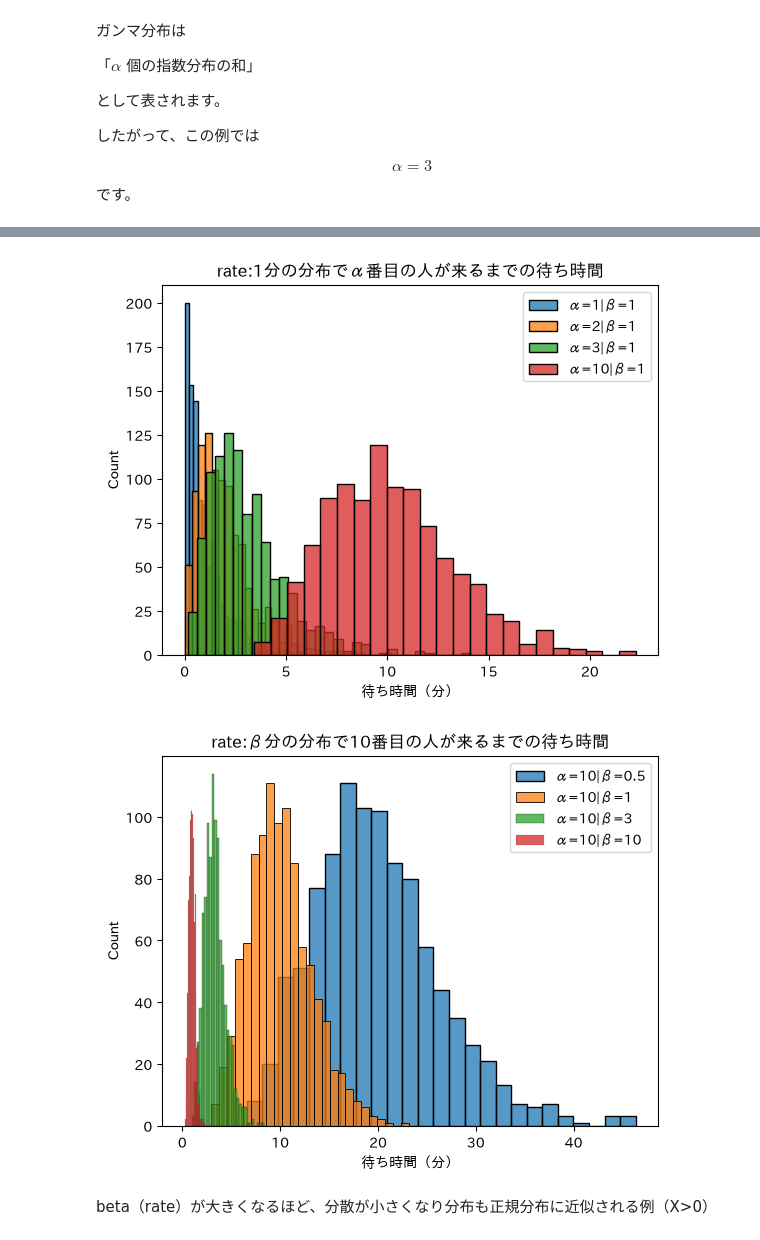
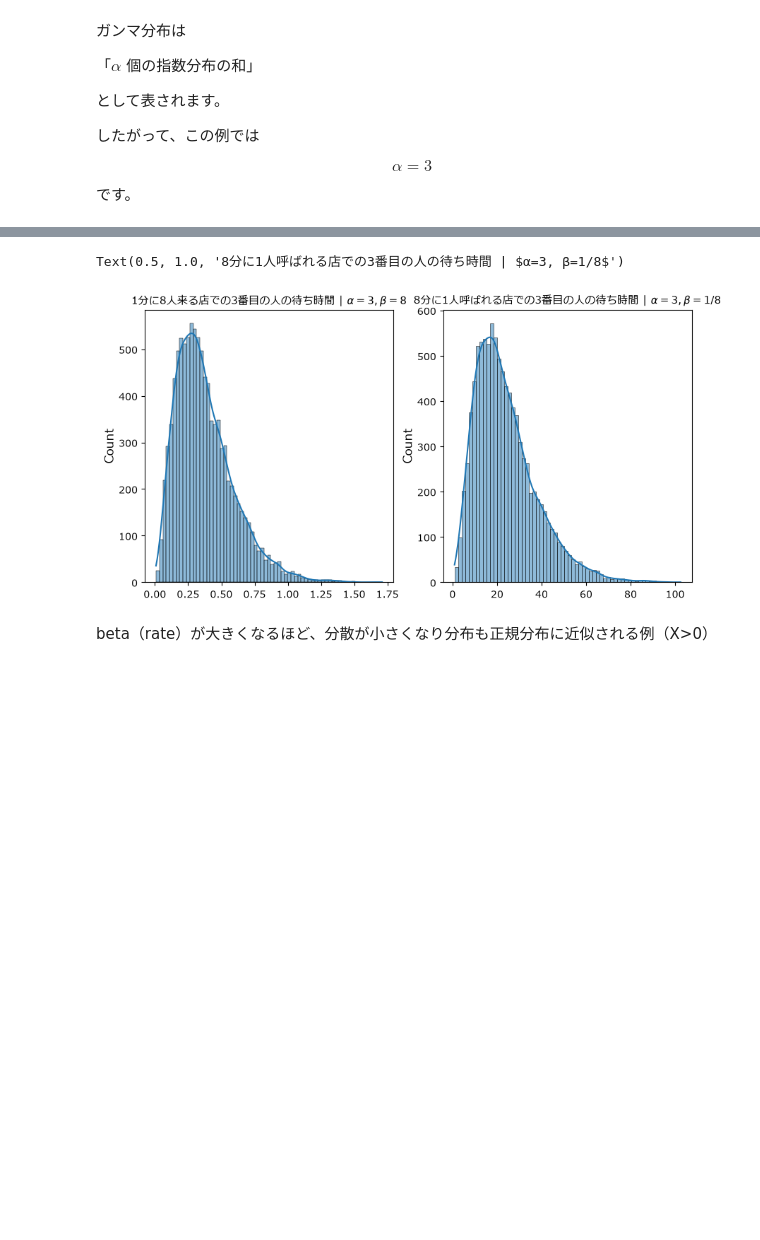
Before and after one commit to kzappmusi9/dist_python, a Jupyter notebook: notebooks/dist_python.ipynb, the cells around one changed output, grey strips where cells are left out. Saved outputs shown, nothing was run; the diff lists cells and outputs as text; code cells hidden in the pictures; blank space fills up the shorter version.

Commit message:
add explain at Gamma dist

```diff
--- a/notebooks/dist_python.ipynb
+++ b/notebooks/dist_python.ipynb
@@ -179,35 +179,51 @@ https://www.pymc.io/projects/docs/en/stable/api/distributions/generated/pymc.Gam
 # %%
 #------------------------------------------------------------------
 # alpha（n番目の事象が起こるパラメータ）を変化させ、待ち時間の分布変化を見る
 #------------------------------------------------------------------
-import japanize_matplotlib
+# import japanize_matplotlib
 
-alphas = [1, 2, 3, 10]
-beta = 1
+# alphas = [1, 2, 3, 10]
+# beta = 1
 
-[sns.histplot(pm.Gamma.dist(alpha=alpha, beta=beta, size=1000).eval(), label=f'α={alpha}|β={beta}') for alpha in alphas]
-plt.xlabel("待ち時間（分）")
-plt.ylabel("Count")
-plt.legend()
-plt.title(f"rate:{beta}分の分布でα番目の人が来るまでの待ち時間")
-plt.show()
+# [sns.histplot(pm.Gamma.dist(alpha=alpha, beta=beta, size=1000).eval(), label=f'α={alpha}|β={beta}') for alpha in alphas]
+# plt.xlabel("待ち時間（分）")
+# plt.ylabel("Count")
+# plt.legend()
+# plt.title(f"rate:{beta}分の分布でα番目の人が来るまでの待ち時間")
+# plt.show()
 
 
 #------------------------------------------------------------------------
 # β（rateパラメータ）を変化させ、同じ番目でも待つ時間がどれくらい変わるかを見る
 #------------------------------------------------------------------------
-alpha = 10
-betas = [0.5, 1, 3, 10]
+# alpha = 10
+# betas = [0.5, 1, 3, 10]
 
-[sns.histplot(x=pm.Gamma.dist(alpha=10, beta=beta, size=1000).eval(), label=f"α={alpha}|β={beta}") for beta in betas]
-plt.xlabel("待ち時間（分）")
-plt.ylabel("Count")
-plt.legend()
-plt.title(f"rate:β分の分布で{alpha}番目の人が来るまでの待ち時間")
-plt.show()
+# [sns.histplot(x=pm.Gamma.dist(alpha=10, beta=beta, size=1000).eval(), label=f"α={alpha}|β={beta}") for beta in betas]
+# plt.xlabel("待ち時間（分）")
+# plt.ylabel("Count")
+# plt.legend()
+# plt.title(f"rate:β分の分布で{alpha}番目の人が来るまでの待ち時間")
+# plt.show()
+
+
+import pymc as pm
+import seaborn as sns
+import japanize_matplotlib
+import matplotlib.pyplot as plt
+
+fig, ax = plt.subplots(nrows=1, ncols=2, figsize=(10,5))
+
+# 単位時間に 8人 来る店での 3番目の人の待ち時間
+sns.histplot(pm.Gamma.dist(alpha=3, beta=8, size=10000).eval(), kde=True, ax=ax[0])
+ax[0].set_title(f"1分に8人来る店での3番目の人の待ち時間 | $α=3, β=8$")
+
+# 8分に1人呼ばれる店での 3番目の人の待ち時間
+sns.histplot(pm.Gamma.dist(alpha=3, beta=1/8, size=10000).eval(), kde=True, ax=ax[1])
+ax[1].set_title(f"8分に1人呼ばれる店での3番目の人の待ち時間 | $α=3, β=1/8$")
 # %% [output]
+Text(0.5, 1.0, '8分に1人呼ばれる店での3番目の人の待ち時間 | $α=3, β=1/8$')
-[figure, old version]
+[figure, new version]
-[figure, removed]
 # %% [markdown]
 beta（rate）が大きくなるほど、分散が小さくなり分布も正規分布に近似される例（X>0）
 # %%
```
